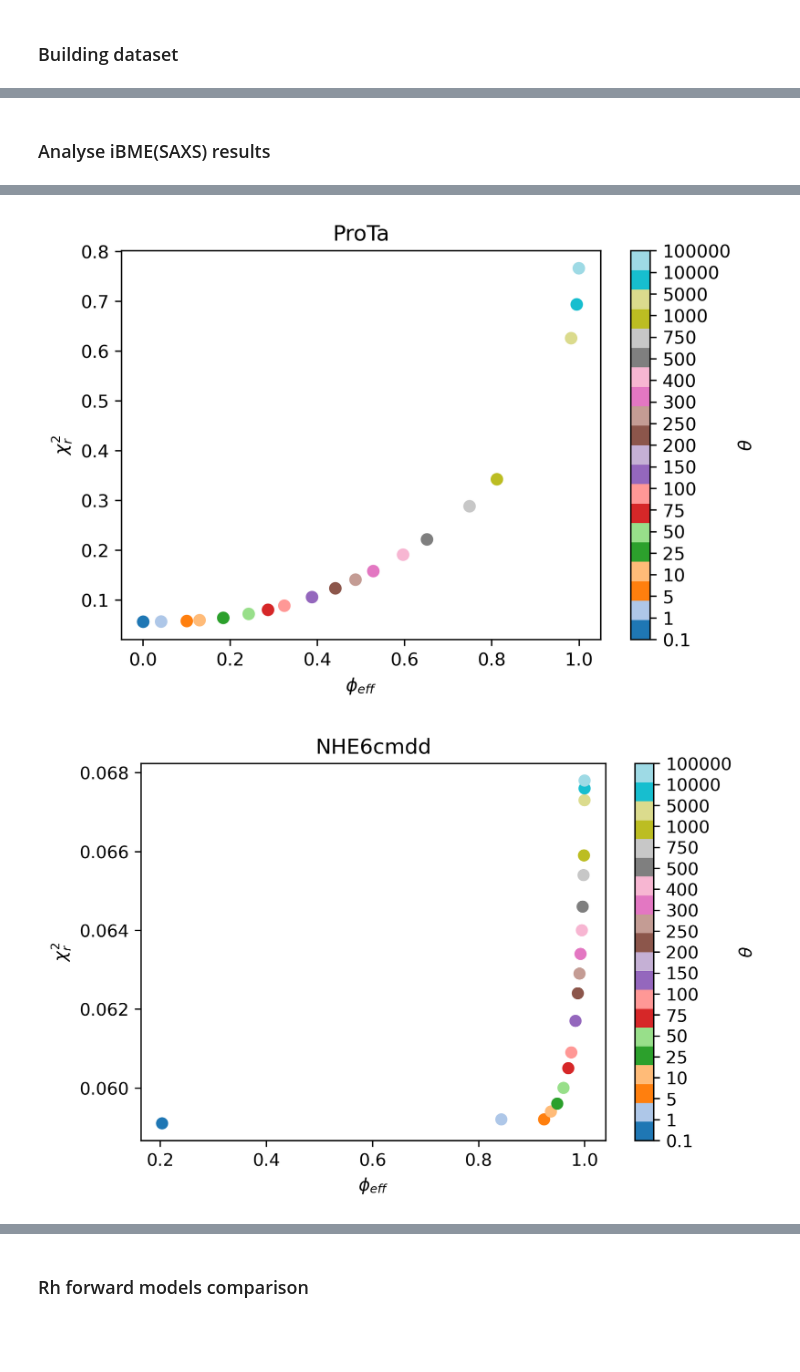
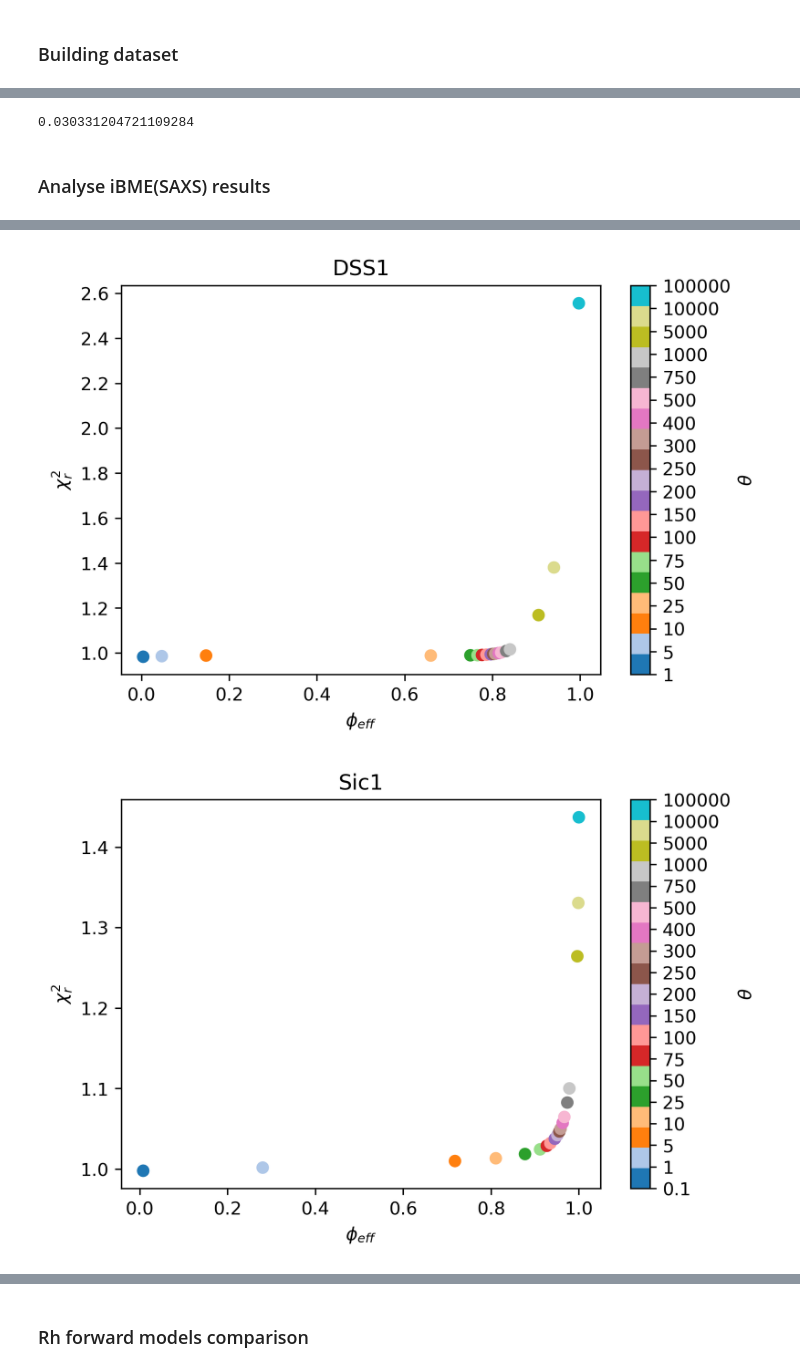
Before and after one commit to fpesceKU/Rh_forward_model, a Jupyter notebook: RH_analyses.ipynb, the cells around one changed output, grey strips where cells are left out. Drawn from its saved outputs; the diff is of its cells as text; code cells hidden in the pictures; blank space fills up the shorter version.

```diff
--- a/RH_analyses.ipynb
+++ b/RH_analyses.ipynb
@@ -41,20 +43,57 @@ dataset
 | ANAC046 | 167 | 20000 | 3.040 | 0.010 |
 | GHR-ICD | 351 | 25000 | 5.180 | 0.000 |
 | Tau | 441 | 30000 | 5.200 | 0.200 |
+# %%
+# Maybe use this error for data where the error is not reported?
+frac_err = (dataset[dataset.Rh_err != 0].Rh_err / dataset[dataset.Rh_err != 0].Rh).mean()
+print(frac_err)
+for i in dataset.index:
+    if dataset.Rh_err[i] == 0:
+        dataset.loc('Rh_err')[i] = dataset.Rh[i]*frac_err
+# %% [output]
+0.030331204721109284
 # %%
 exp_saxs = [
     np.loadtxt('/storage1/francesco/PROJECTS/EXP_DATA/Hst5/saxs293k_bme.txt'),
+    np.loadtxt('/storage1/francesco/PROJECTS/EXP_DATA/RS/exp_saxs.txt'),
+    np.loadtxt('/storage1/francesco/PROJECTS/EXP_DATA/DSS1/bift_saxs.txt'),
     np.loadtxt('/storage1/francesco/PROJECTS/EXP_DATA/Sic1/exp_saxs.txt'),
-    np.loadtxt('/storage1/francesco/PROJECTS/EXP_DATA/ProTa/prota_saxs_C.dat'),
-    np.loadtxt('/storage1/francesco/PROJECTS/EXP_DATA/NHE6cmdd/saxs_NHE6cmdd_C.txt'),
+    np.loadtxt('/storage1/francesco/PROJECTS/EXP_DATA/ProTa/bift_saxs.txt'),
+    np.loadtxt('/storage1/francesco/PROJECTS/EXP_DATA/NHE6cmdd/bift_saxs.txt'),
     np.loadtxt('/storage1/francesco/PROJECTS/EXP_DATA/aSyn/exp_saxs.txt'),
     np.loadtxt('/storage1/francesco/PROJECTS/EXP_DATA/ANAC046/exp_saxs.txt'),
     np.loadtxt('/storage1/francesco/PROJECTS/EXP_DATA/GHR-ICD/exp_saxs_150mM_1p7mg.dat'),
     np.loadtxt('/storage1/francesco/PROJECTS/EXP_DATA/Tau/exp_saxs.txt')
 ]
 dataset['exp_saxs'] = exp_saxs
+
+for p in dataset.index:
+    if dataset.exp_saxs[p][...,0][-1] < 1:
+        dataset.exp_saxs[p][...,0] *= 10
 # %% [markdown]
 ### Analyse iBME(SAXS) results
+# %%
+import matplotlib.colors
+
+def categorical_cmap(nc, nsc, cmap="tab10", continuous=False):
+    if nc > plt.get_cmap(cmap).N:
+        raise ValueError("Too many categories for colormap.")
+    if continuous:
+        ccolors = plt.get_cmap(cmap)(np.linspace(0,1,nc))
+    else:
+        ccolors = plt.get_cmap(cmap)(np.arange(nc, dtype=int))
+    cols = np.zeros((nc*nsc, 3))
+    for i, c in enumerate(ccolors):
+        chsv = matplotlib.colors.rgb_to_hsv(c[:3])
+        arhsv = np.tile(chsv,nsc).reshape(nsc,3)
+        arhsv[:,1] = np.linspace(chsv[1],0.25,nsc)
+        arhsv[:,2] = np.linspace(chsv[2],1,nsc)
+        rgb = matplotlib.colors.hsv_to_rgb(arhsv)
+        cols[i*nsc:(i+1)*nsc,:] = rgb
+    cmap = matplotlib.colors.ListedColormap(cols)
+    return cmap
+
+c1 = categorical_cmap(19, 1, cmap="tab20")
 # %%
 thetas = [ 0.1, 1, 5, 10, 25, 50, 75, 100, 150, 200, 250, 300, 400, 500, 750, 1000, 5000, 10000, 100000  ]
 BME_tscan = {}
@@ -72,8 +111,8 @@ for idp in dataset.index:
 
     tscan = np.array(BME_tscan[idp])
     plt.fig = plt.figure(dpi=300)
-    plt.scatter(tscan[...,2], tscan[...,1], c=range(len(tscan)), cmap=plt.cm.get_cmap('tab20'))
-    cbar = plt.colorbar(ticks=range(len(tscan)), label=r'$\theta$')
+    plt.scatter(tscan[...,2], tscan[...,1], c=range(len(tscan)), cmap=plt.get_cmap(c1))
+    cbar = plt.colorbar(ticks=range(len(tscan)), label=r'$\theta$', spacing='uniform')
     cbar.ax.set_yticklabels(thetas)
     plt.title(idp)
     plt.xlabel(r'$\phi_{eff}$')
@@ -85,2 +124,2 @@ for idp in dataset.index:
-[figure, old version]
+[figure, new version]
-[figure, old version]
+[figure, new version]
```
Also changed, not shown: parts of 16 cells of this notebook.
